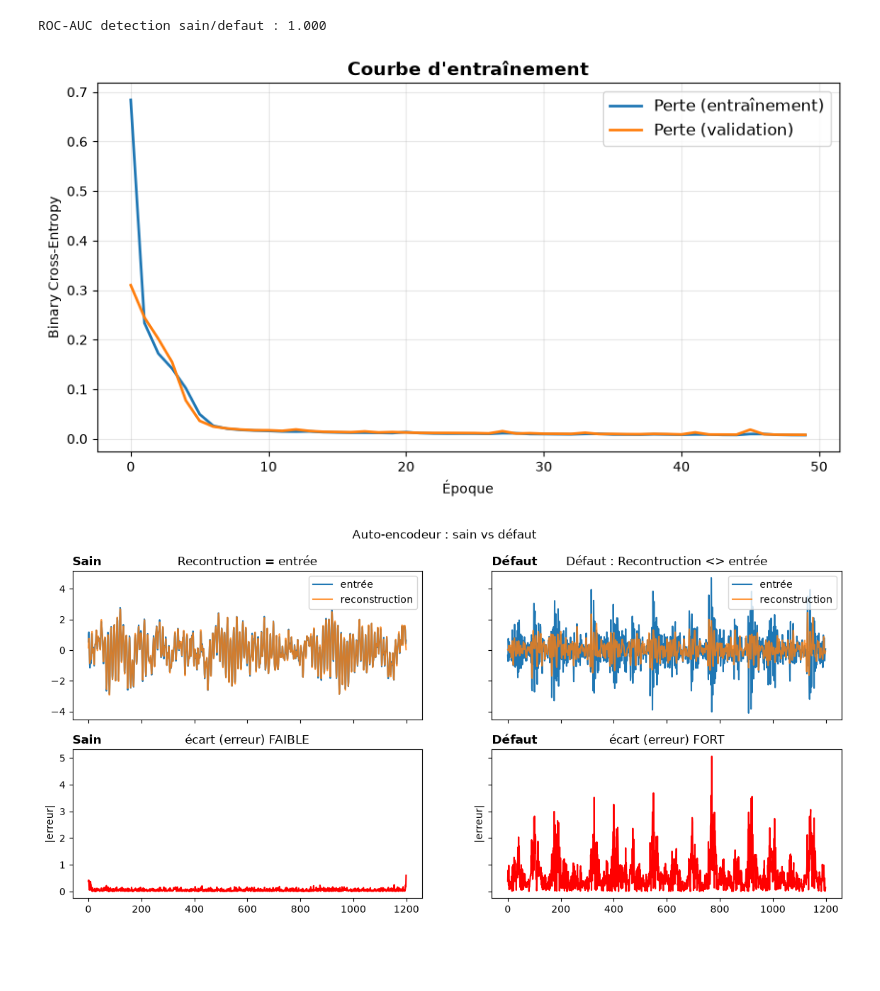
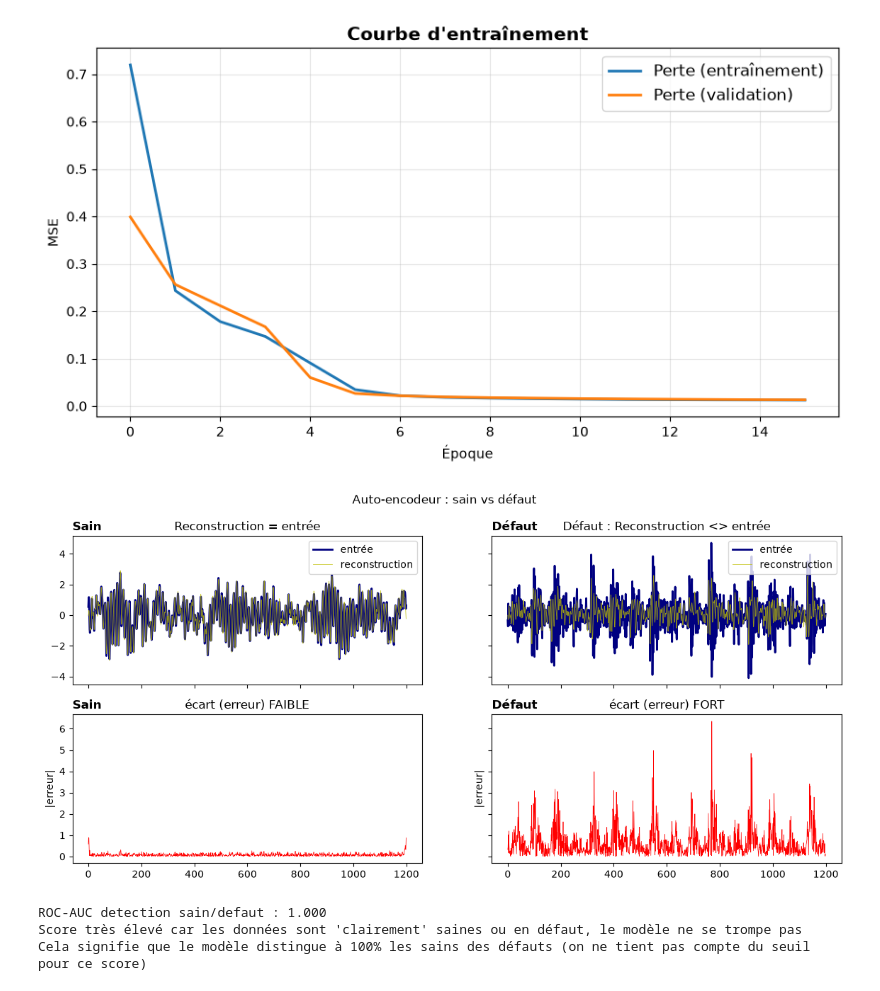
Before and after one commit to Robin3992/BDS_Fault_Detection, a Jupyter notebook: Codes/Robin/AutoEncoder_1.ipynb, the cells around one changed output. Cells and saved outputs as stored; diff of their text form; code cells hidden in the pictures; blank space fills up the shorter version.

```diff
--- a/Codes/Robin/AutoEncoder_1.ipynb
+++ b/Codes/Robin/AutoEncoder_1.ipynb
@@ -156,9 +176,11 @@ Model: "functional_9"
 # %%
 from keras.callbacks import EarlyStopping
 
-ES = EarlyStopping(monitor="val_loss", patience=5, restore_best_weights=True)
+ES = EarlyStopping(monitor="val_loss", patience=5, restore_best_weights=True, min_delta=0.01)
+    # min_delta élevé ajouté pour arrêter rapidmeent l'apprentissage, car globalement les progrès sont mince après la 10ème époque
 
-modele = conv1d_ae()
+# [..., None] >> On ajoute une colonne à la fin :
+# C'est la forme exigée par Conv1D : (batch, longueur, canaux) d'où le 1 (un seul canal : le signal vibratoire).
 hist = modele.fit(X_train_sain[..., None], X_train_sain[..., None],
                   epochs=50, batch_size=64, validation_split=0.1, verbose=1,
                   callbacks=[ES])
@@ -195,45 +227,47 @@ infos["alarme"] = infos["score"] > seuil
-# %%
-# ---------------------------------------------------------------
-# 4. Evaluation simple sur le test : sain vs defaut
-# ---------------------------------------------------------------
-from sklearn.metrics import roc_auc_score
-
-y_test = (infos["defaut"].to_numpy()[i_test] != "Sain")     # 0 = sain, 1 = defaut
-auc = roc_auc_score(y_test, infos["score"].to_numpy()[i_test])
-print(f"ROC-AUC detection sain/defaut : {auc:.3f}")
-# %% [output]
-ROC-AUC detection sain/defaut : 1.000
 # %%
 plt.figure(figsize=(10, 5))
 plt.plot(hist.history["loss"], label="Perte (entraînement)", linewidth=2)
 plt.plot(hist.history["val_loss"], label="Perte (validation)", linewidth=2)
 plt.xlabel("Époque")
-plt.ylabel("Binary Cross-Entropy")
+plt.ylabel("MSE")
 plt.title("Courbe d'entraînement", fontsize=14, fontweight="bold")
 plt.legend(fontsize=12)
 plt.grid(True, alpha=0.3)
 plt.show()
 # %% [output]
-[figure, old version]
+[figure, new version]
 # %%
 def montrer_reconstruction(i_sain, i_defaut):
     fig, ax = plt.subplots(2, 2, figsize=(14, 6), sharex=True, sharey="row")
     for j, i in enumerate([i_sain, i_defaut]):
         x = SBNorm[i]
         xr = modele.predict(x[None, :, None], verbose=0)[0, :, 0]
-        ax[0, j].plot(x, label="entrée"); ax[0, j].plot(xr, label="reconstruction", alpha=0.8)
+        ax[0, j].plot(x, label="entrée", lw=2, color="navy"); ax[0, j].plot(xr, label="reconstruction", alpha=0.8, lw=0.6, color="y")
         ax[0, j].legend()
-        ax[1, j].plot(np.abs(x - xr), color="red"); ax[1, j].set_ylabel("|erreur|")
+        ax[1, j].plot(np.abs(x - xr), color="red", lw=0.5); ax[1, j].set_ylabel("|erreur|")
     fig.suptitle("Auto-encodeur : sain vs défaut")
     ax[0, 0].set_title("Sain", loc="left", fontweight="bold");ax[1, 0].set_title("Sain", loc="left", fontweight="bold")
     ax[0, 1].set_title("Défaut", loc="left", fontweight="bold");ax[1, 1].set_title("Défaut", loc="left", fontweight="bold")
-    ax[0, 0].set_title("Recontruction = entrée", loc="center");ax[0, 1].set_title("Défaut : Recontruction <> entrée", loc="center")
+    ax[0, 0].set_title("Reconstruction = entrée", loc="center");ax[0, 1].set_title("Défaut : Reconstruction <> entrée", loc="center")
     ax[1, 0].set_title("écart (erreur) FAIBLE", loc="center");ax[1, 1].set_title("écart (erreur) FORT", loc="center")
     plt.show()
 
 montrer_reconstruction(i_train[sain[i_train]][0], i_test[~sain[i_test]][0])
 # %% [output]
-[figure, old version]
+[figure, new version]
+# %%
+# Evaluation simple sur le test : sain vs defaut score roc_auc_score
+from sklearn.metrics import roc_auc_score
+
+y_test = (infos["defaut"].to_numpy()[i_test] != "Sain")             # 0 = sain, 1 = defaut
+auc = roc_auc_score(y_test, infos["score"].to_numpy()[i_test])
+print(f"ROC-AUC detection sain/defaut : {auc:.3f}")
+print("Score très élevé car les données sont 'clairement' saines ou en défaut, le modèle ne se trompe pas")
+print("Cela signifie que le modèle distingue à 100% les sains des défauts (on ne tient pas compte du seuil pour ce score)")
+# %% [output]
+ROC-AUC detection sain/defaut : 1.000
+Score très élevé car les données sont 'clairement' saines ou en défaut, le modèle ne se trompe pas
+Cela signifie que le modèle distingue à 100% les sains des défauts (on ne tient pas compte du seuil pour ce score)
 # %%
 import matplotlib.pyplot as plt
 import numpy as np
```
Also changed, not shown: parts of 16 cells of this notebook.
